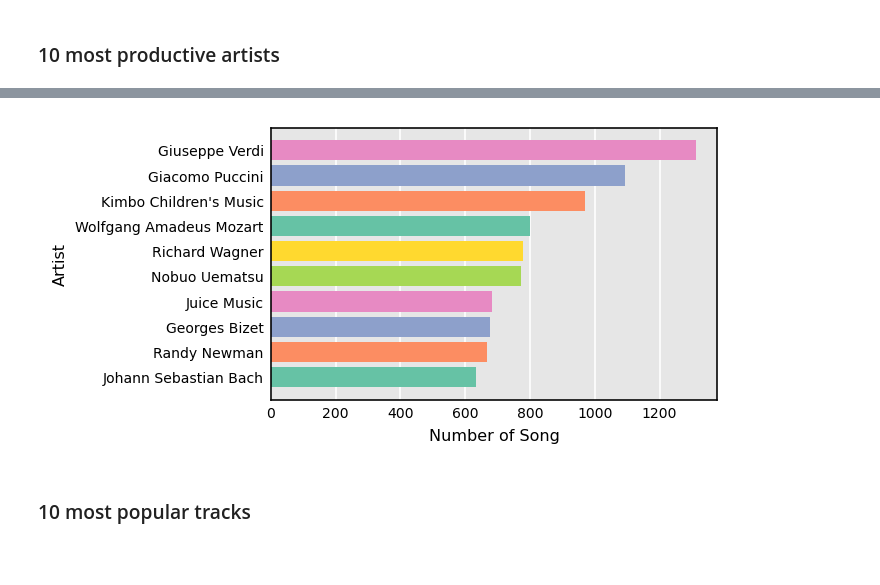
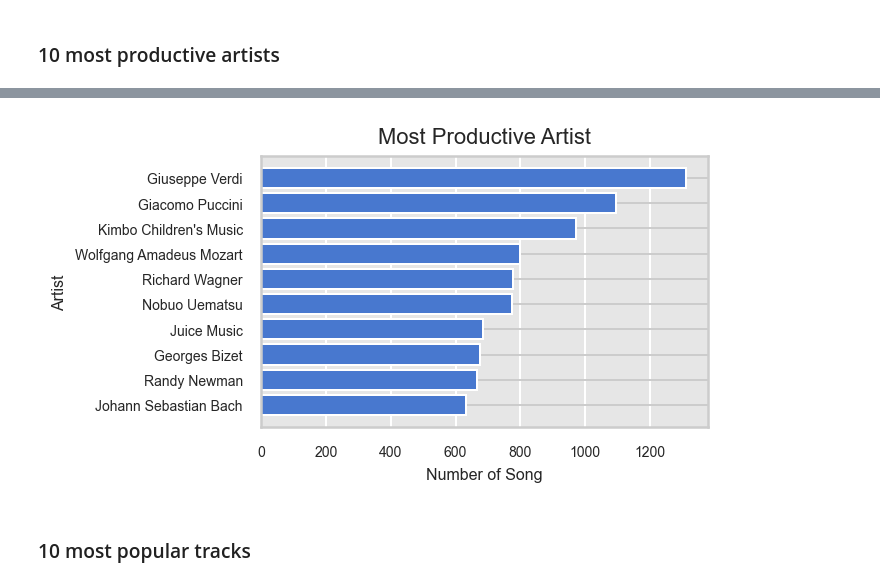
Before and after one commit to anjelitodevan/portfolio_projects, a Jupyter notebook: spotify_data_analysis.ipynb, the cells around one changed output, grey strips where cells are left out. Saved outputs shown, nothing was run; the diff lists cells and outputs as text; code cells hidden in the pictures; blank space fills up the shorter version.

```diff
--- a/spotify_data_analysis.ipynb
+++ b/spotify_data_analysis.ipynb
@@ -26,18 +41,23 @@ artists_with_most_songs = artists_with_most_songs.sort_values()
 # %%
-fig, ax = plt.subplots(figsize=(4, 2.5), dpi=144)
-colors = plt.cm.Set2(range(6))
+plt.style.use('seaborn-muted')
+
 y = artists_with_most_songs.index
 width = artists_with_most_songs.values
-ax.barh(y=y, width=width, color=colors)
+
+fig, ax = plt.subplots(figsize=(4, 2.5), dpi=144)
+ax.barh(y=y, width=width)
+
 ax.tick_params(labelsize=7, length=0)
 ax.grid(True, axis='x', color='white')
 ax.set_axisbelow(True)
 ax.set_facecolor('.9')
+ax.set_title("Most Productive Artist", size= 11)
 ax.set_xlabel("Number of Song", size = 8)
 ax.set_ylabel("Artist", size = 8)
+
 plt.show()
 # %% [output]
-[figure, old version]
+[figure, new version]
 # %% [markdown]
 ### 10 most popular tracks
 # %%
```
Also changed, not shown: parts of 12 cells of this notebook.
